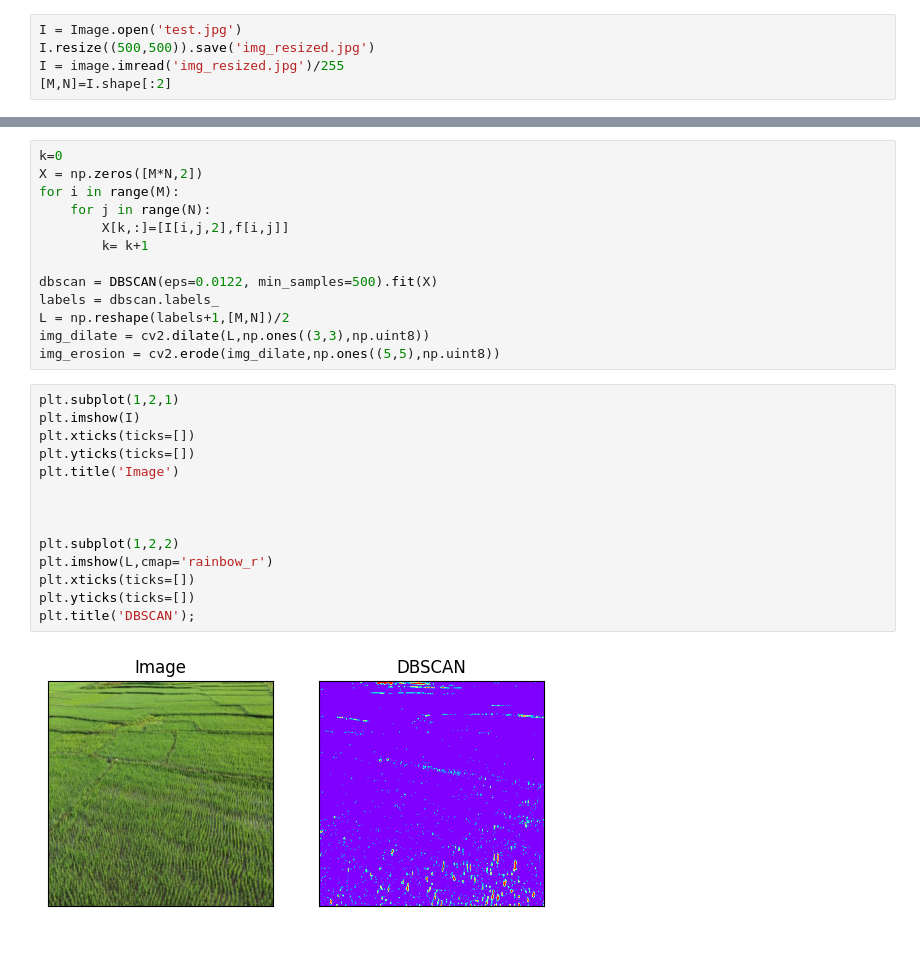
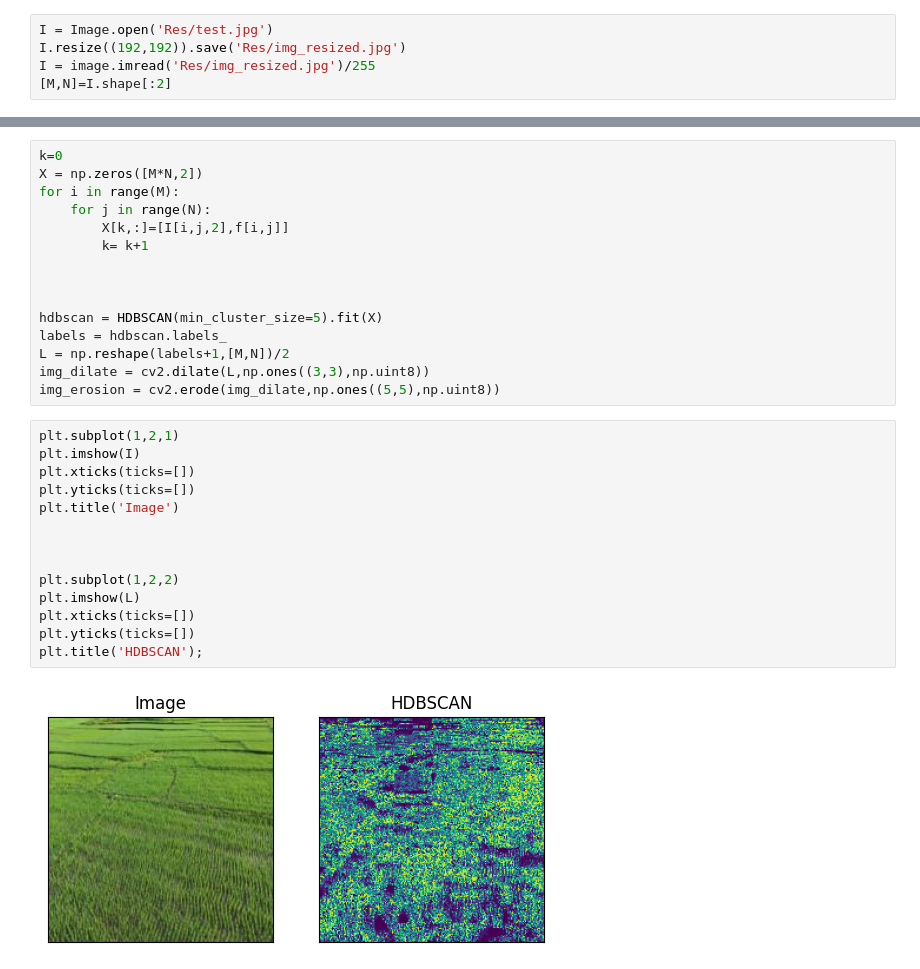
Before and after one commit to SumitSarkar969/Crop-clustering, a Jupyter notebook: IroT.ipynb, the cells around one changed output, grey strips where cells are left out. Drawn from its saved outputs; the diff is of its cells as text.

Commit message:
modified:   IroT.ipynb 	modified:   README.md 	modified:   Res/img_resized.jpg

```diff
--- a/IroT.ipynb
+++ b/IroT.ipynb
@@ -8,9 +8,9 @@ from matplotlib import pyplot as plt
 from matplotlib import image
 import matplotlib.patches as mpatches
 # %%
-I = Image.open('test.jpg')
-I.resize((500,500)).save('img_resized.jpg')
-I = image.imread('img_resized.jpg')/255
+I = Image.open('Res/test.jpg')
+I.resize((192,192)).save('Res/img_resized.jpg')
+I = image.imread('Res/img_resized.jpg')/255
 [M,N]=I.shape[:2]
 # %%
 f = (I[:,:,1]-I[:,:,0])/(I[:,:,1]+I[:,:,0])
@@ -31,24 +29,26 @@ for i in range(M):
         X[k,:]=[I[i,j,2],f[i,j]]
         k= k+1
 
-dbscan = DBSCAN(eps=0.0122, min_samples=500).fit(X)
-labels = dbscan.labels_
+
+
+hdbscan = HDBSCAN(min_cluster_size=5).fit(X)
+labels = hdbscan.labels_
 L = np.reshape(labels+1,[M,N])/2
 img_dilate = cv2.dilate(L,np.ones((3,3),np.uint8))
 img_erosion = cv2.erode(img_dilate,np.ones((5,5),np.uint8))
 # %%
 plt.subplot(1,2,1)
 plt.imshow(I)
 plt.xticks(ticks=[])
 plt.yticks(ticks=[])
 plt.title('Image')
 
 
 
 plt.subplot(1,2,2)
-plt.imshow(L,cmap='rainbow_r')
+plt.imshow(L)
 plt.xticks(ticks=[])
 plt.yticks(ticks=[])
-plt.title('DBSCAN');
+plt.title('HDBSCAN');
 # %% [output]
-[figure, old version]
+[figure, new version]
```
Also changed, not shown: parts of 2 cells of this notebook, 2 other files.
